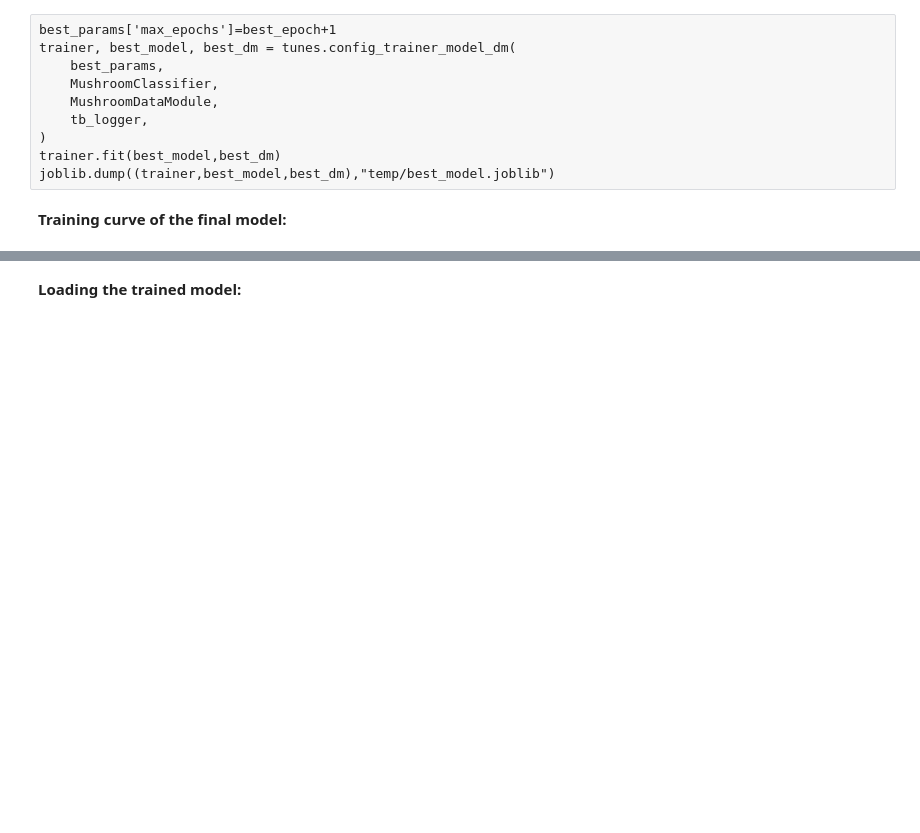
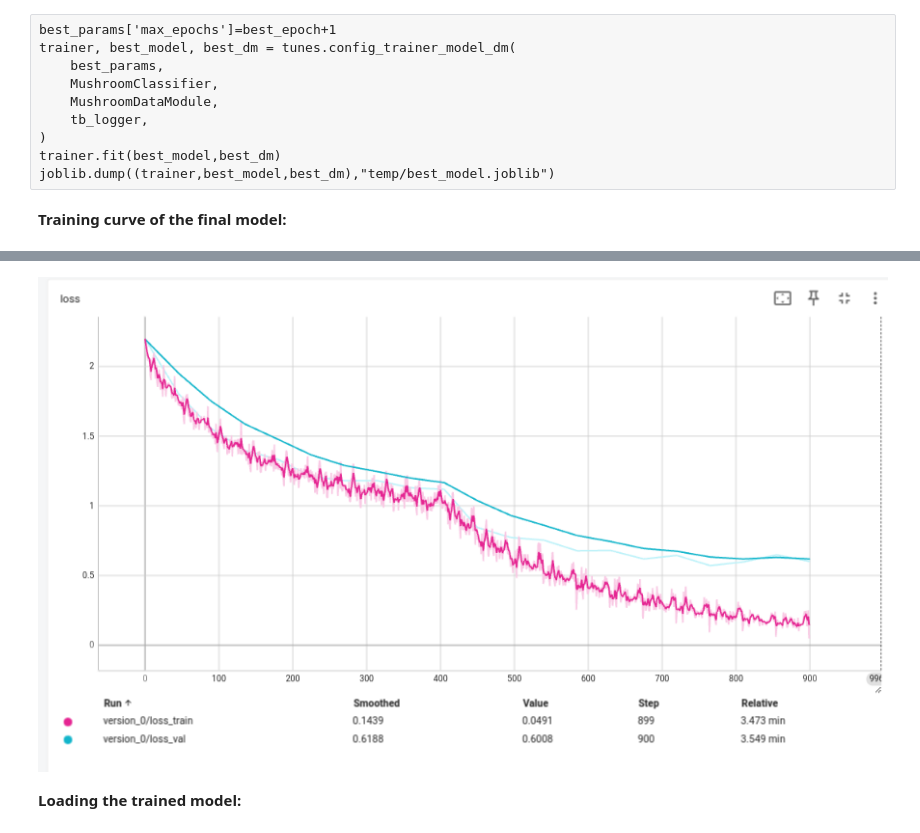
Before and after one commit to gediminas-skvarnavicius/mushroom-classifier, a Jupyter notebook: mushroom_analysis.ipynb, the cells around one changed output, grey strips where cells are left out. Drawn from its saved outputs; the diff is of its cells as text; code cells hidden in the pictures; blank space fills up the shorter version.

```diff
--- a/mushroom_analysis.ipynb
+++ b/mushroom_analysis.ipynb
@@ -300,3 +301,7 @@ joblib.dump((trainer,best_model,best_dm),"temp/best_model.joblib")
+# %%
+Image_display("temp/tb_logs.png")
+# %% [output]
+[figure, added]
 # %% [markdown]
 **Loading the trained model:**
 # %%
```
Also changed, not shown: parts of 4 cells of this notebook.
